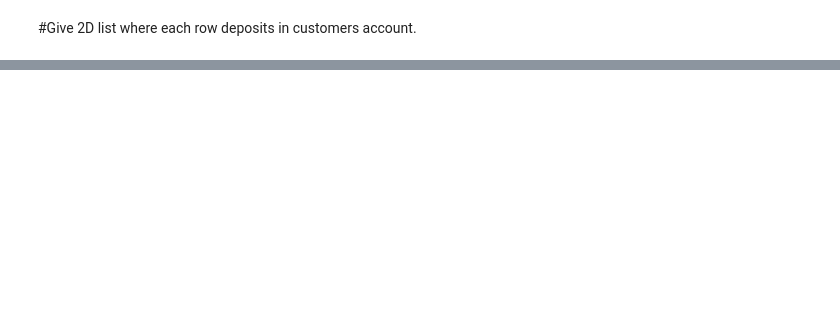
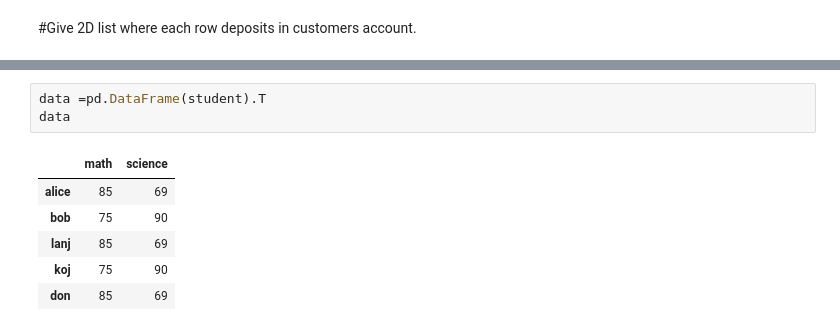
Before and after one commit to Janith-20/MED23CL202-, a Jupyter notebook: python_med.ipynb, the cells around one changed output, grey strips where cells are left out. Drawn from its saved outputs; the diff is of its cells as text; blank space fills up the shorter version.

```diff
--- a/python_med.ipynb
+++ b/python_med.ipynb
@@ -331,0 +443,10 @@ To design a menu driver application for grocery store checkout system using list
+# %%
+data =pd.DataFrame(student).T
+data
+# %% [output]
+|  | math | science |
+| alice | 85 | 69 |
+| bob | 75 | 90 |
+| lanj | 85 | 69 |
+| koj | 75 | 90 |
+| don | 85 | 69 |
```
Also changed, not shown: parts of 36 cells of this notebook.
